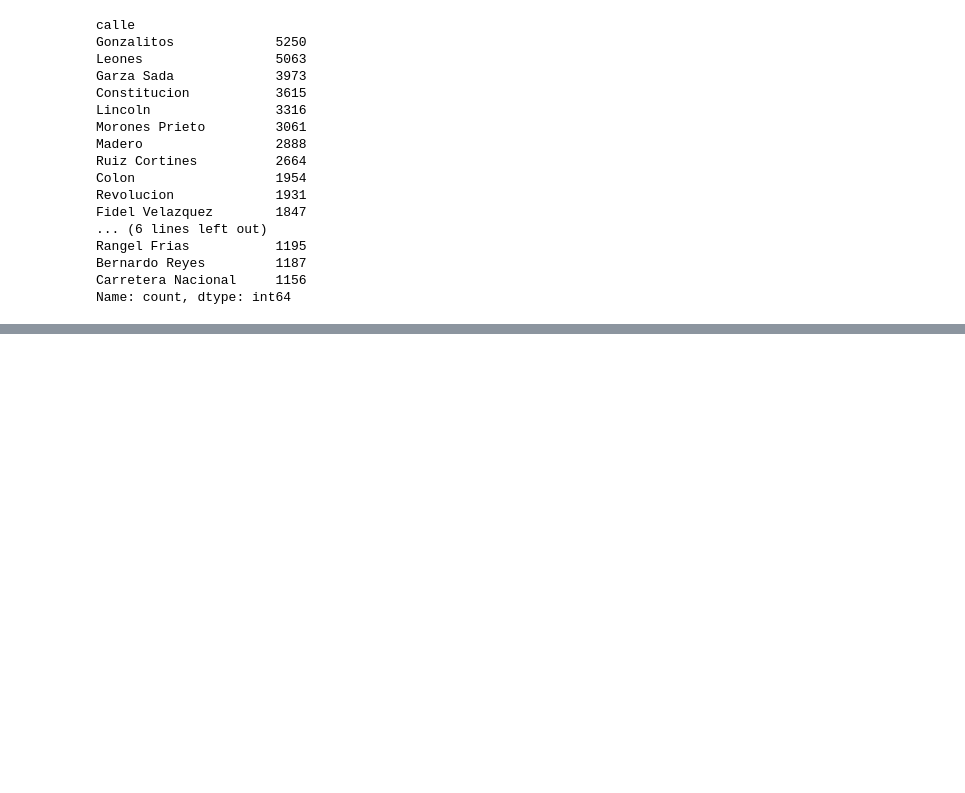
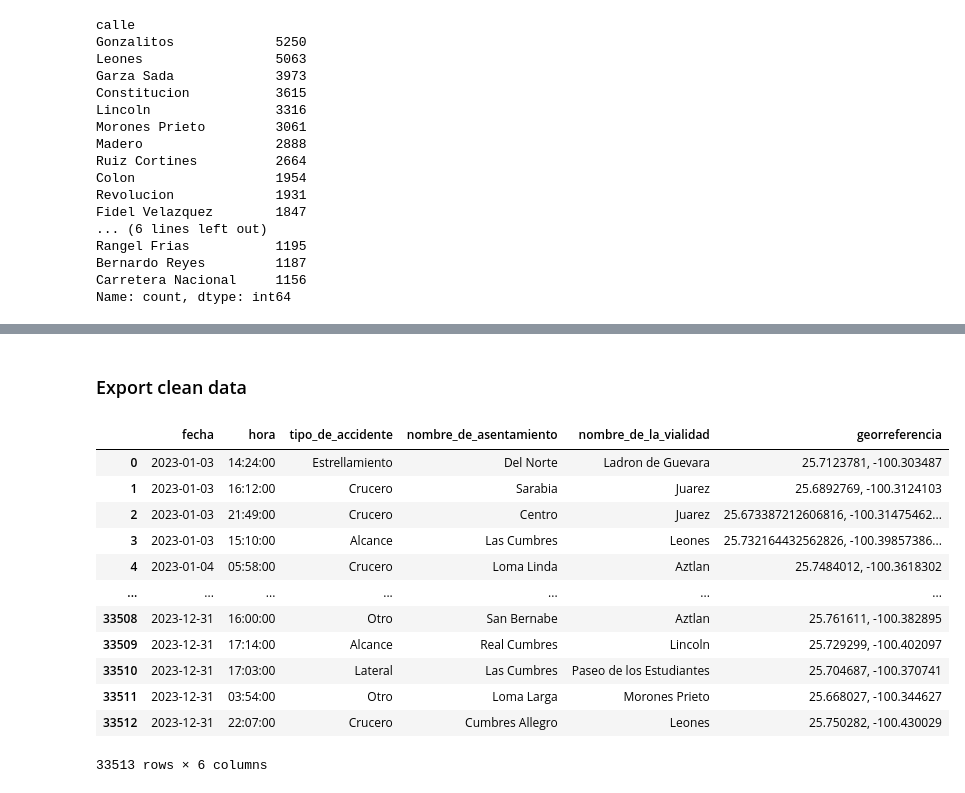
Before and after one commit to pgomezr0/Monterrey-Collisions, a Jupyter notebook: notebooks/datos_abiertos_NL_exploration.ipynb, the cells around one changed output, grey strips where cells are left out. Cells and saved outputs as stored; diff of their text form; code cells hidden in the pictures; blank space fills up the shorter version.

```diff
--- a/notebooks/datos_abiertos_NL_exploration.ipynb
+++ b/notebooks/datos_abiertos_NL_exploration.ipynb
@@ -419,0 +425,24 @@ NameError: name 'accidents_df' is not defined
+# %% [markdown]
+### Export clean data
+# %%
+acc_df = accidents_df[accidents_df.ejercicio == 2023]
+# %%
+acc_df = acc_df.reset_index()
+# %%
+acc_df = acc_df.drop(['index', 'ejercicio', 'mes', 'dia', 'origen_de_reporte', 'resolución'], axis=1)
+# %%
+acc_df
+# %% [output]
+|  | fecha | hora | tipo_de_accidente | nombre_de_asentamiento | nombre_de_la_vialidad | georreferencia |
+| 0 | 2023-01-03 | 14:24:00 | Estrellamiento | Del Norte | Ladron de Guevara | 25.7123781, -100.303487 |
+| 1 | 2023-01-03 | 16:12:00 | Crucero | Sarabia | Juarez | 25.6892769, -100.3124103 |
+| 2 | 2023-01-03 | 21:49:00 | Crucero | Centro | Juarez | 25.673387212606816, -100.31475462... |
+| 3 | 2023-01-03 | 15:10:00 | Alcance | Las Cumbres | Leones | 25.732164432562826, -100.39857386... |
+| 4 | 2023-01-04 | 05:58:00 | Crucero | Loma Linda | Aztlan | 25.7484012, -100.3618302 |
+| ... | ... | ... | ... | ... | ... | ... |
+| 33508 | 2023-12-31 | 16:00:00 | Otro | San Bernabe | Aztlan | 25.761611, -100.382895 |
+| 33509 | 2023-12-31 | 17:14:00 | Alcance | Real Cumbres | Lincoln | 25.729299, -100.402097 |
+| 33510 | 2023-12-31 | 17:03:00 | Lateral | Las Cumbres | Paseo de los Estudiantes | 25.704687, -100.370741 |
+| 33511 | 2023-12-31 | 03:54:00 | Otro | Loma Larga | Morones Prieto | 25.668027, -100.344627 |
+| 33512 | 2023-12-31 | 22:07:00 | Crucero | Cumbres Allegro | Leones | 25.750282, -100.430029 |
+33513 rows × 6 columns
```
Also changed, not shown: parts of 2 cells of this notebook, 12 other files.
